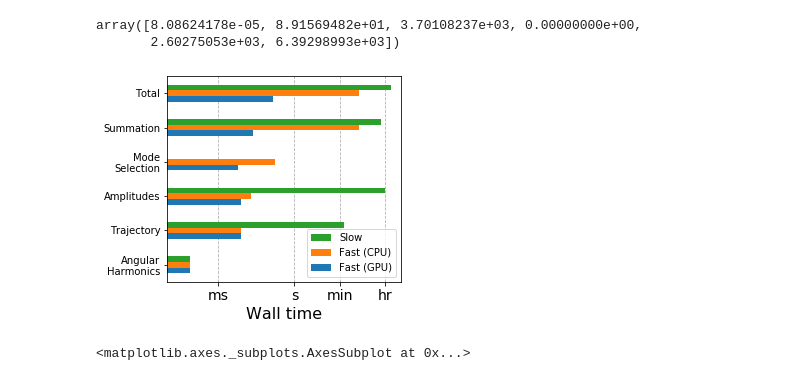
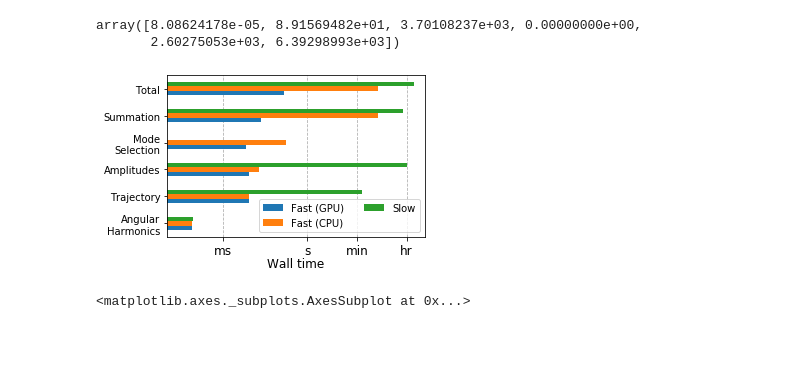
Before and after one commit to BlackHolePerturbationToolkit/FastEMRIWaveforms, a Jupyter notebook: examples/paper_plots.ipynb, the cells around one changed output. Saved outputs shown, nothing was run; the diff lists cells and outputs as text; code cells hidden in the pictures; blank space fills up the shorter version.

```diff
--- a/examples/paper_plots.ipynb
+++ b/examples/paper_plots.ipynb
@@ -17,7 +17,7 @@ from few.utils.overlap import get_overlap, get_mismatch
 # %%
 traj = RunSchwarzEccFluxInspiral()
 # %%
-fast, slow = np.load('../wave_out_p_10.0_e0.7.npy')
+fast, slow = np.load('wave_out_p_10.0_e0.7.npy')
 # %%
 fig, axes = plt.subplots(2,1)
 plt.subplots_adjust(hspace=0.35, left=0.15)
@@ -97,0 +102,5 @@ for i, (p0, e0) in enumerate(zip(p0_arr, e0_arr)):
+# %%
+p0 = 10.0
+e0 = 0.7
+fast_all, slow_all = np.load("../wave_out_p_{}_e{}.npy".format(p0, e0))
+get_mismatch(fast_all[:3147746], slow_all[:3147746])
@@ -478,28 +489,30 @@ timing_list_slow
 array([8.08624178e-05, 8.91569482e+01, 3.70108237e+03, 0.00000000e+00,
        2.60275053e+03, 6.39298993e+03])
 # %%
-ax = df.plot.barh(stacked=False, logx=True, width=0.5, figsize=(5,4.2))
+ax = df.plot.barh(stacked=False, logx=True, width=0.5, figsize=(5.5,3.3))
 handles, labels = ax.get_legend_handles_labels()
 ax.legend(reversed(handles), reversed(labels), loc='lower right')  # reverse both handles and labels
 plt.subplots_adjust(left=0.25, bottom=0.2)
-ax.set_xlabel('Wall time', fontsize=16)
+ax.set_xlabel('Wall time', fontsize=12, labelpad=0)
 ax.set_xlim(1e-5,)
-ax.tick_params(axis='x', labelsize=14)
+ax.tick_params(axis='x', labelsize=12)
 ax.tick_params(axis='y', labelsize=10)
 #ax.set_xticks(10**np.array([-3, 0, 3], dtype=float))
 xticks = [1e-3, 1e0, 60.0, 3600.00]
 ax.set_xticks(xticks)
 ax.set_xticklabels(['ms', 's', 'min', 'hr'])
 
 ax.grid(True, which='major', axis='x', ls='dashed')
 ax.set_axisbelow(True)
 
+ax.legend(ncol=2, loc='lower right')
+
 #for xtick in xticks:
 #    ax.axvline(xtick, ls='--')
 
-plt.savefig('timing_plot_3.pdf', dpi=200)
+plt.savefig('figures/timing_plot_3.pdf', dpi=200)
 # %% [output]
-[figure, old version]
+[figure, new version]
 # %%
 ax
 # %% [output]
```
Also changed, not shown: parts of 7 cells of this notebook, 5 other files.
